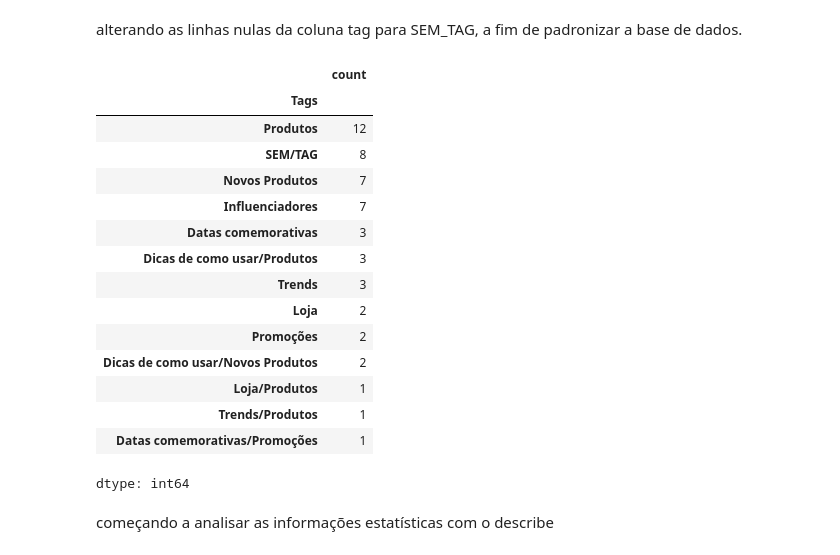
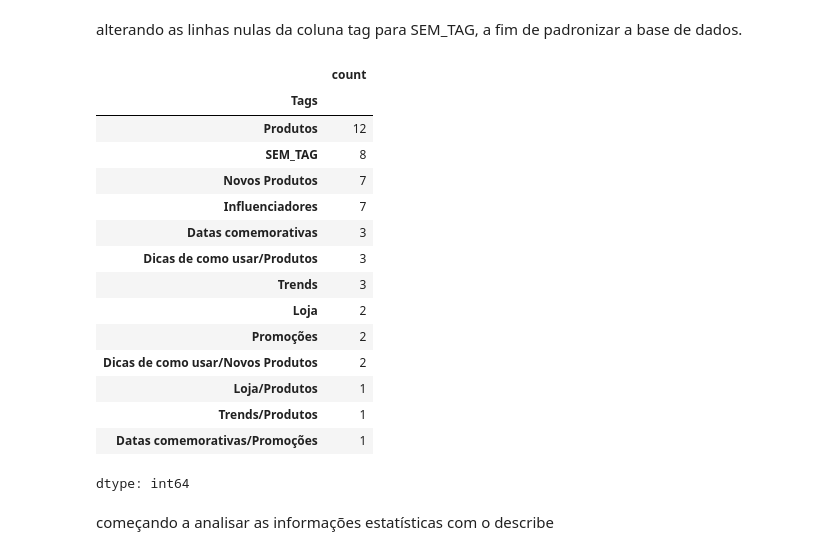
Before and after one commit to LuizHRPereira/estudos_ciencia_de_dados_com_python, a Jupyter notebook: 02-projeto-analise-engajamento-instagram/analise_engajamento_instagram.ipynb, the cells around one changed output. Drawn from its saved outputs; the diff is of its cells as text; code cells hidden in the pictures.

```diff
--- a/02-projeto-analise-engajamento-instagram/analise_engajamento_instagram.ipynb
+++ b/02-projeto-analise-engajamento-instagram/analise_engajamento_instagram.ipynb
@@ -111,13 +111,13 @@ memory usage: 3.8+ KB
 # %% [markdown]
 alterando as linhas nulas da coluna tag para SEM_TAG,  a fim de padronizar a base de dados.
 # %%
-base.loc[base.Tags.isnull(), 'Tags'] = 'SEM/TAG'
+base.loc[base.Tags.isnull(), 'Tags'] = 'SEM_TAG'
 base.Tags.value_counts()
 # %% [output]
 |  | count |
 | Tags |  |
 | Produtos | 12 |
-| SEM/TAG | 8 |
+| SEM_TAG | 8 |
 | Novos Produtos | 7 |
 | Influenciadores | 7 |
 | Datas comemorativas | 3 |
```
Also changed, not shown: parts of 11 cells of this notebook.
